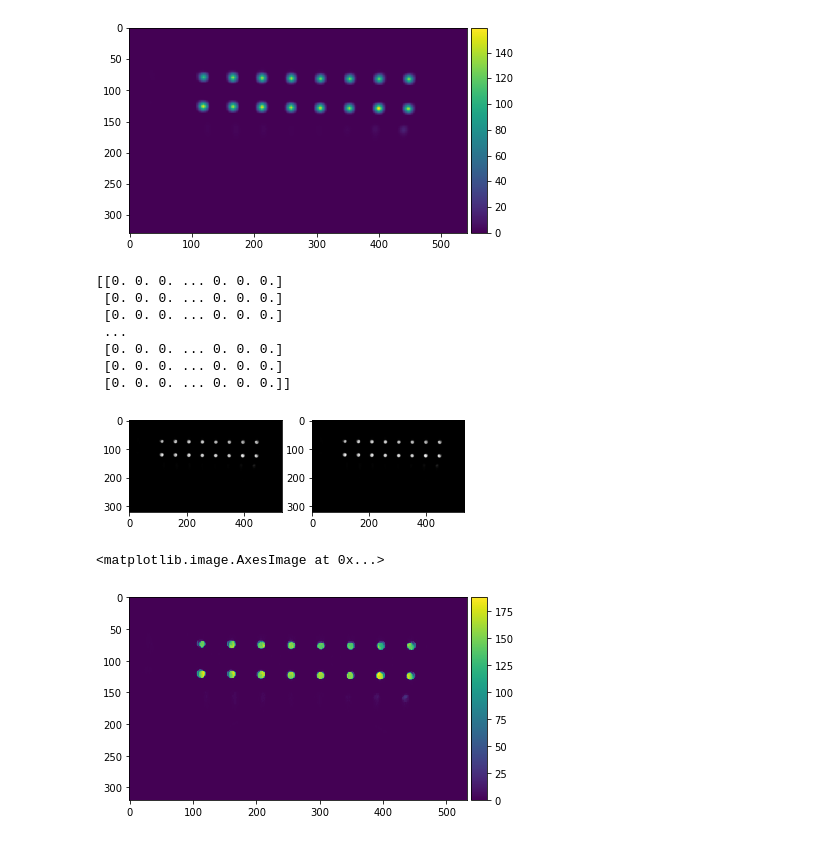
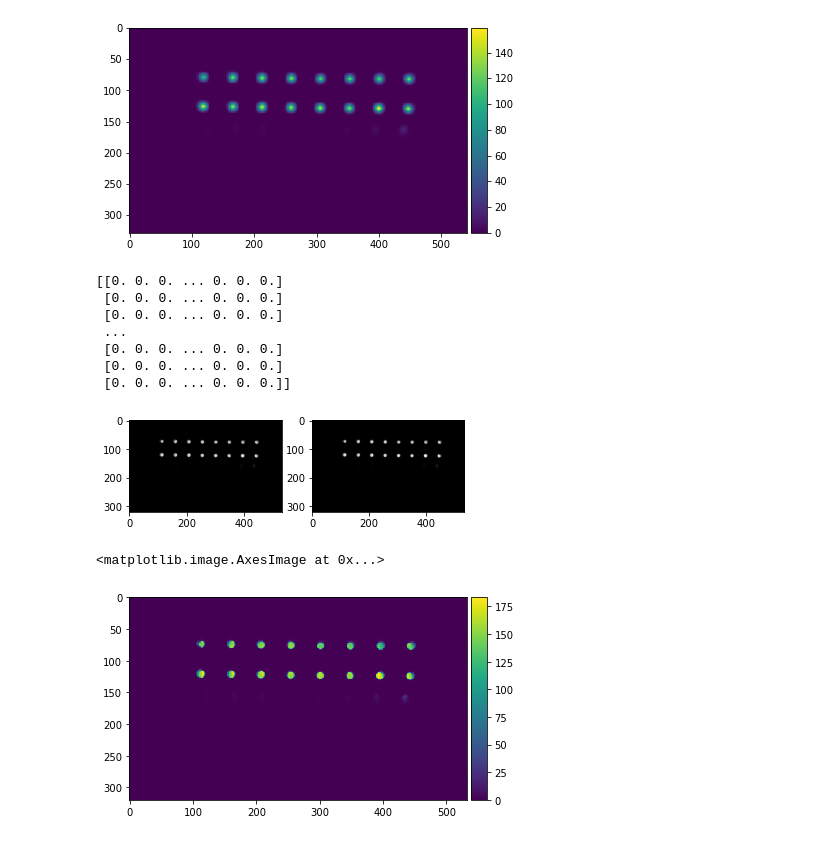
Before and after one commit to wwlouis00/NTUST_HW, a Jupyter notebook: Week2/Week2.ipynb, the cells around one changed output. Cells and saved outputs as stored; diff of their text form; code cells hidden in the pictures.

```diff
--- a/Week2/Week2.ipynb
+++ b/Week2/Week2.ipynb
@@ -57,27 +58,27 @@ imshow(img1_out)
 # %%
 # 中值濾波器
 size = 5
 img2_out = np.zeros(img1.shape)
 print(img2_out)
 for y in range(size//2, img1.shape[0]-size//2):
     for x in range(size//2, img1.shape[1]-size//2):
-        img2_out[y,x] = np.median(img1[y-size//2:y+size//2+1:y+size//2:y+size//2+1, x-size//2//2+1:x+size//2//2+1])
+        img2_out[y,x] = np.median(img1[y-size//2:y+size//2+1, x-size//2+1:x+size//2+1])
 plt.figure()
 plt.gray()
 plt.subplot(1,2,1)
 plt.imshow(img1)
 plt.subplot(1,2,2)
 plt.imshow(img2_out)
 plt.show()
 imshow(img2_out)
 # %% [output]
 [[0. 0. 0. ... 0. 0. 0.]
  [0. 0. 0. ... 0. 0. 0.]
  [0. 0. 0. ... 0. 0. 0.]
  ...
  [0. 0. 0. ... 0. 0. 0.]
  [0. 0. 0. ... 0. 0. 0.]
  [0. 0. 0. ... 0. 0. 0.]]
 [figure]
 <matplotlib.image.AxesImage at 0x...>
-[figure, old version]
+[figure, new version]
```
Also changed, not shown: parts of 1 cell of this notebook, 9 other files.
